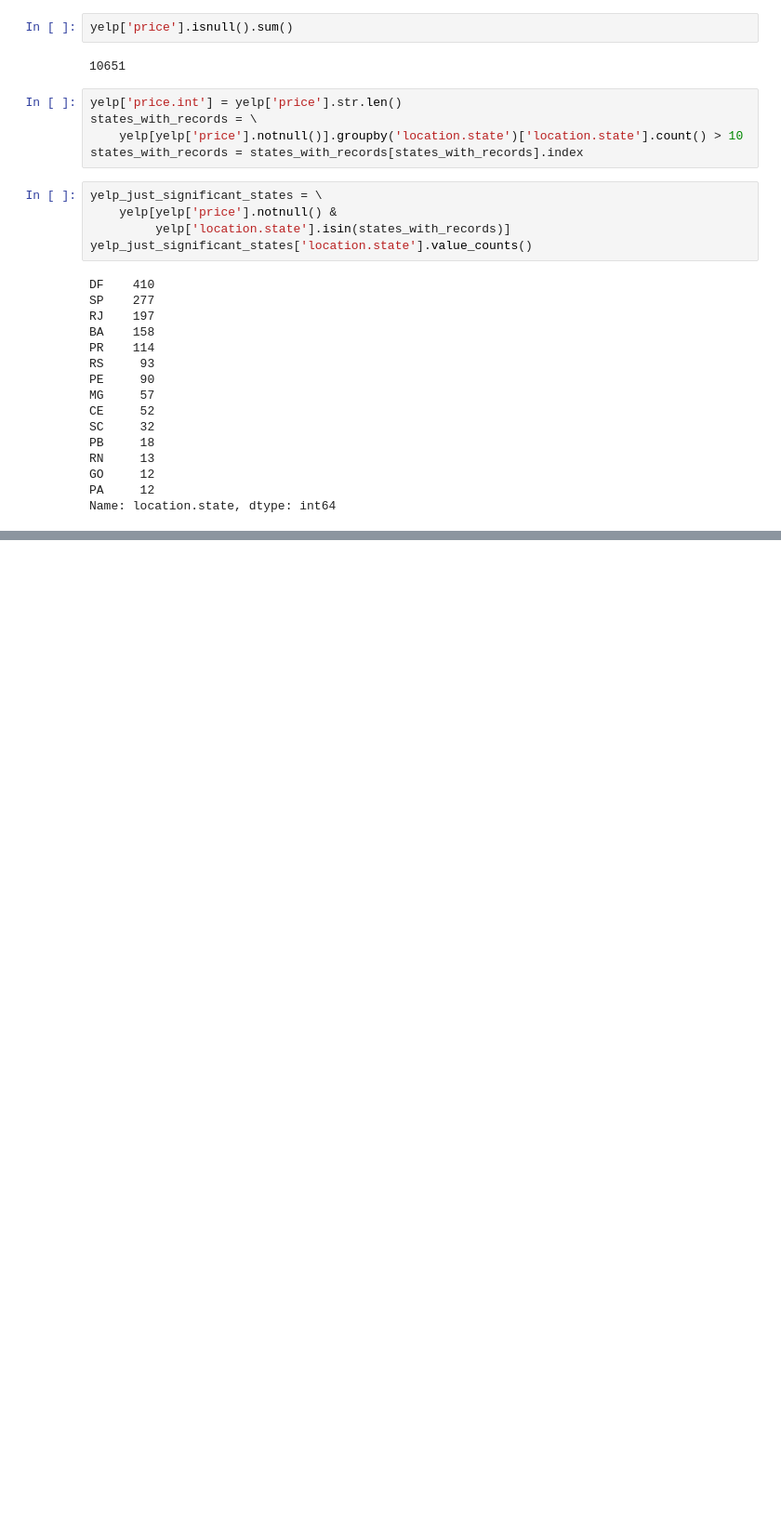
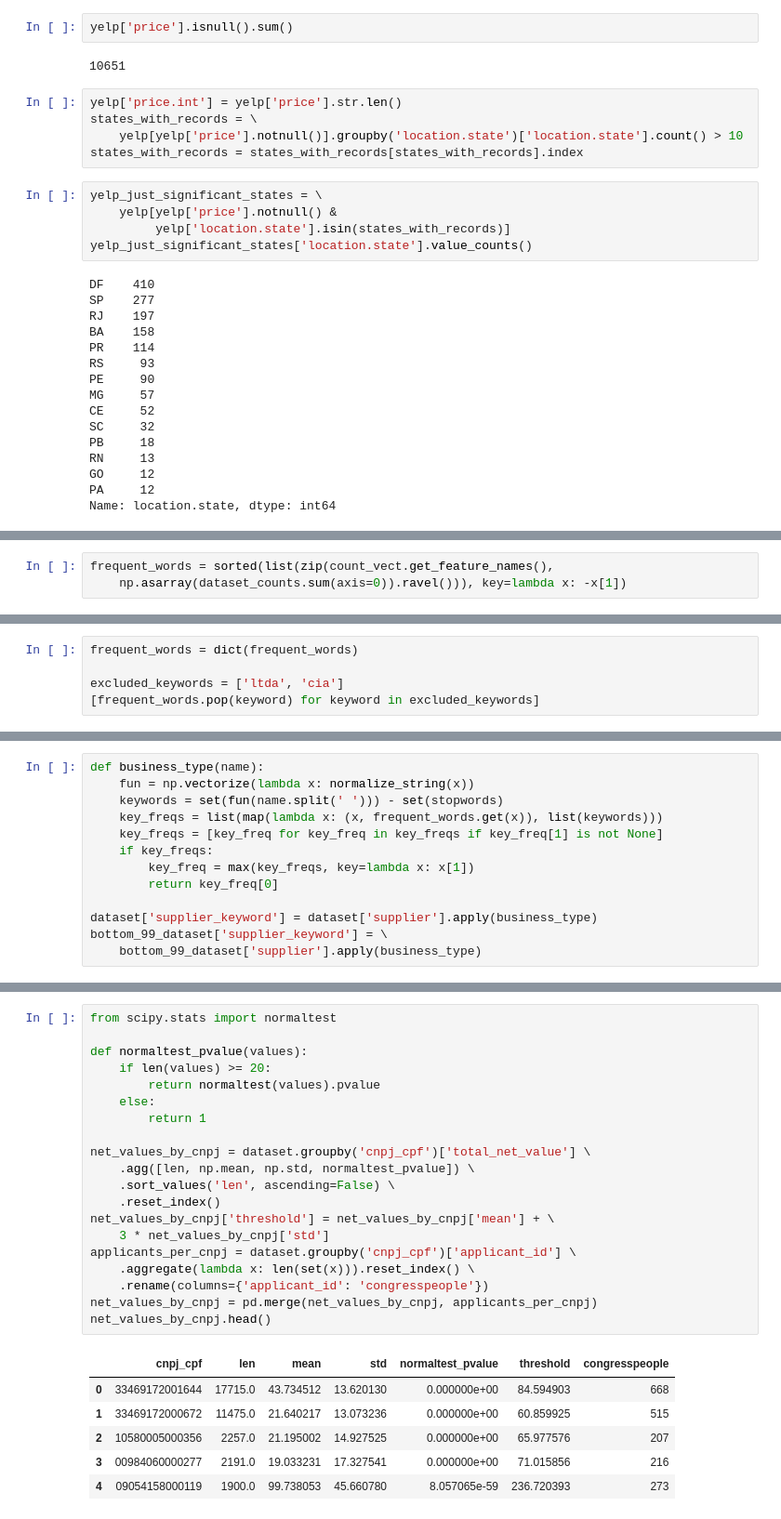
Before and after one commit to fgrehm/serenata-de-amor, a Jupyter notebook: develop/2016-12-01-irio-anomalies-in-meal-prices.ipynb, the cells around one changed output, grey strips where cells are left out. Shown at 93% size. Saved outputs shown, nothing was run; the diff lists cells and outputs as text; blank space fills up the shorter version.

Commit message:
Find reimbursement outliers in the same CNPJ

```diff
--- a/develop/2016-12-01-irio-anomalies-in-meal-prices.ipynb
+++ b/develop/2016-12-01-irio-anomalies-in-meal-prices.ipynb
@@ -176,0 +266,3 @@ sns.swarmplot(x='location.state',
+# %%
+frequent_words = sorted(list(zip(count_vect.get_feature_names(),
+    np.asarray(dataset_counts.sum(axis=0)).ravel())), key=lambda x: -x[1])
@@ -176,0 +292,5 @@ sns.swarmplot(x='location.state',
+# %%
+frequent_words = dict(frequent_words)
+
+excluded_keywords = ['ltda', 'cia']
+[frequent_words.pop(keyword) for keyword in excluded_keywords]
@@ -176,0 +299,13 @@ sns.swarmplot(x='location.state',
+# %%
+def business_type(name):
+    fun = np.vectorize(lambda x: normalize_string(x))
+    keywords = set(fun(name.split(' '))) - set(stopwords)
+    key_freqs = list(map(lambda x: (x, frequent_words.get(x)), list(keywords)))
+    key_freqs = [key_freq for key_freq in key_freqs if key_freq[1] is not None]
+    if key_freqs:
+        key_freq = max(key_freqs, key=lambda x: x[1])
+        return key_freq[0]
+
+dataset['supplier_keyword'] = dataset['supplier'].apply(business_type)
+bottom_99_dataset['supplier_keyword'] = \
+    bottom_99_dataset['supplier'].apply(business_type)
@@ -176,0 +357,27 @@ sns.swarmplot(x='location.state',
+# %%
+from scipy.stats import normaltest
+
+def normaltest_pvalue(values):
+    if len(values) >= 20:
+        return normaltest(values).pvalue
+    else:
+        return 1
+
+net_values_by_cnpj = dataset.groupby('cnpj_cpf')['total_net_value'] \
+    .agg([len, np.mean, np.std, normaltest_pvalue]) \
+    .sort_values('len', ascending=False) \
+    .reset_index()
+net_values_by_cnpj['threshold'] = net_values_by_cnpj['mean'] + \
+    3 * net_values_by_cnpj['std']
+applicants_per_cnpj = dataset.groupby('cnpj_cpf')['applicant_id'] \
+    .aggregate(lambda x: len(set(x))).reset_index() \
+    .rename(columns={'applicant_id': 'congresspeople'})
+net_values_by_cnpj = pd.merge(net_values_by_cnpj, applicants_per_cnpj)
+net_values_by_cnpj.head()
+# %% [output]
+|  | cnpj_cpf | len | mean | std | normaltest_pvalue | threshold | congresspeople |
+| 0 | 33469172001644 | 17715.0 | 43.734512 | 13.620130 | 0.000000e+00 | 84.594903 | 668 |
+| 1 | 33469172000672 | 11475.0 | 21.640217 | 13.073236 | 0.000000e+00 | 60.859925 | 515 |
+| 2 | 10580005000356 | 2257.0 | 21.195002 | 14.927525 | 0.000000e+00 | 65.977576 | 207 |
+| 3 | 00984060000277 | 2191.0 | 19.033231 | 17.327541 | 0.000000e+00 | 71.015856 | 216 |
+| 4 | 09054158000119 | 1900.0 | 99.738053 | 45.660780 | 8.057065e-59 | 236.720393 | 273 |
```
Also changed, not shown: parts of 32 cells of this notebook, 3 other files.
